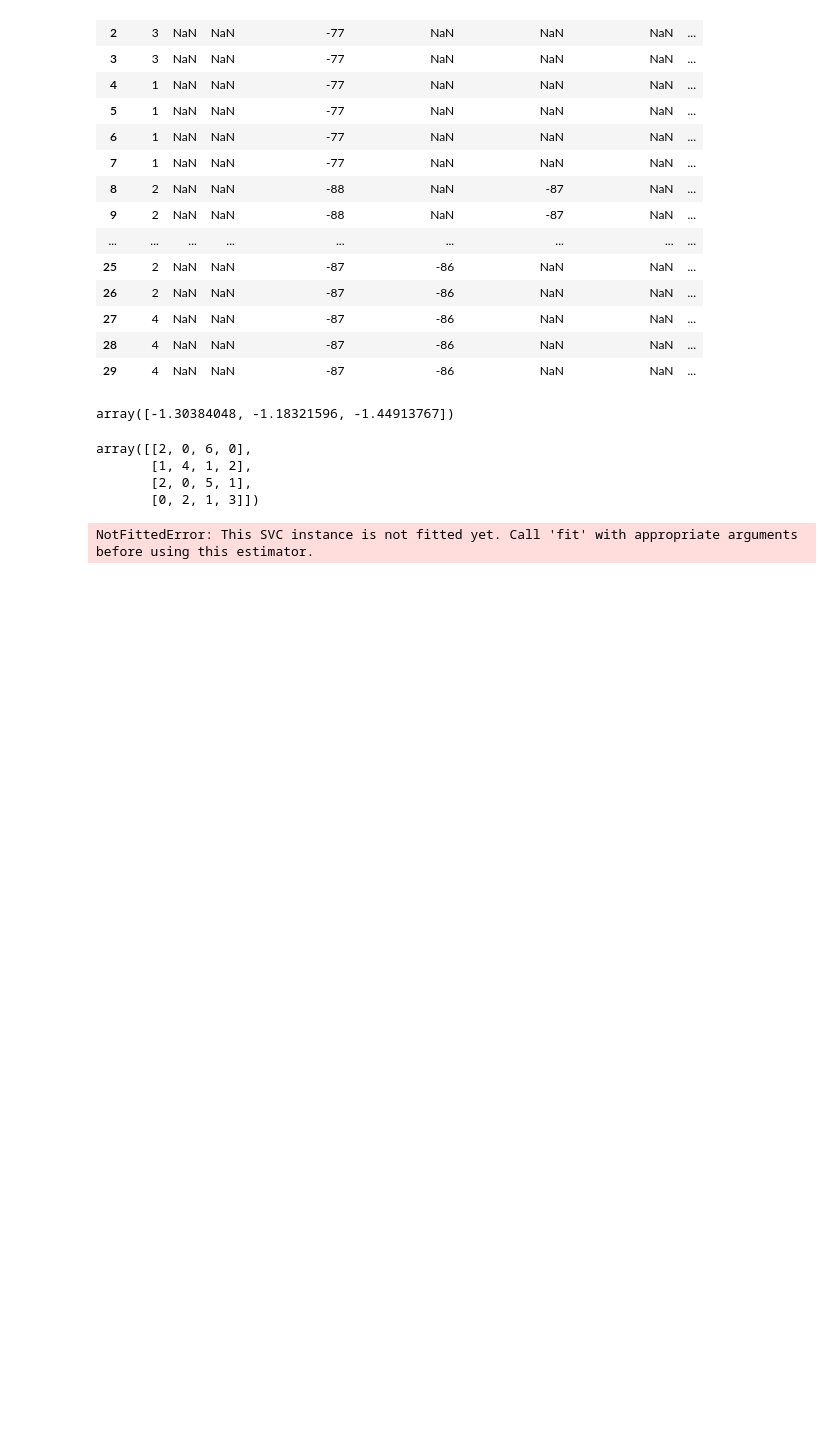
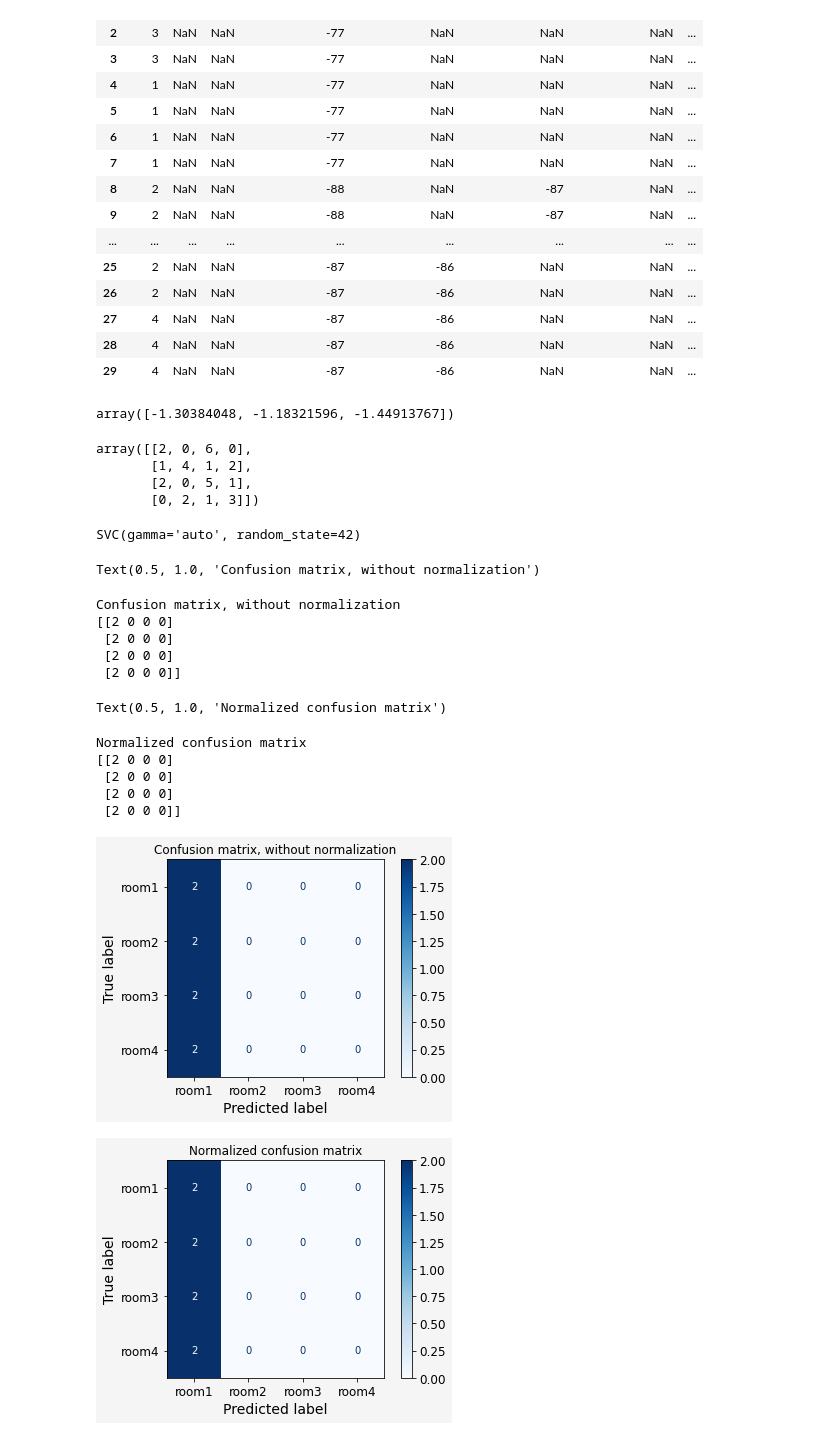
Before and after one commit to miligithub/open-indoor-localization, a Jupyter notebook: python/ml.ipynb, the cells around one changed output. Saved outputs shown, nothing was run; the diff lists cells and outputs as text; code cells hidden in the pictures; blank space fills up the shorter version.

```diff
--- a/python/ml.ipynb
+++ b/python/ml.ipynb
@@ -164,8 +164,7 @@ def process(data_frame, sorted_mac):
             grid_index += 1
     return new_data_frame
 # %%
-df_with_id = df.reset_index()
-train_df = process(df_with_id, sorted_mac)
+train_df = process(df, sorted_mac)
 train_df
 train_df = train_df.fillna(-100)
 # %% [output]
@@ -220,17 +238,36 @@ array([[2, 0, 6, 0],
 # %%
-test_df_raw = txtToDataFrame('test11_16.txt')
-test_df = process(test_df, sorted_mac)
+test_df_raw = txtToDataFrame('test11_19.txt')
+test_df = process(test_df_raw, sorted_mac)
+test_df = test_df.fillna(-100)
+x_test = test_df.iloc[:, 3:37]
+y_test = test_df['room']
+
+classifier.fit(features, train_truth)
 from sklearn.metrics import plot_confusion_matrix
 # Plot non-normalized confusion matrix
 titles_options = [("Confusion matrix, without normalization", None),
                   ("Normalized confusion matrix", 'true')]
 for title, normalize in titles_options:
-    disp = plot_confusion_matrix(classifier, features, train_truth,
+    disp = plot_confusion_matrix(classifier, x_test, y_test,
                                  display_labels=["room" + str(i) for i in range(1,5)],
                                  cmap=plt.cm.Blues,)
     disp.ax_.set_title(title)
 
     print(title)
     print(disp.confusion_matrix)
 # %% [output]
-NotFittedError: This SVC instance is not fitted yet. Call 'fit' with appropriate arguments before using this estimator.
+SVC(gamma='auto', random_state=42)
+Text(0.5, 1.0, 'Confusion matrix, without normalization')
+Confusion matrix, without normalization
+[[2 0 0 0]
+ [2 0 0 0]
+ [2 0 0 0]
+ [2 0 0 0]]
+Text(0.5, 1.0, 'Normalized confusion matrix')
+Normalized confusion matrix
+[[2 0 0 0]
+ [2 0 0 0]
+ [2 0 0 0]
+ [2 0 0 0]]
+[figure, added]
+[figure, added]
```
Also changed, not shown: parts of 7 cells of this notebook.
